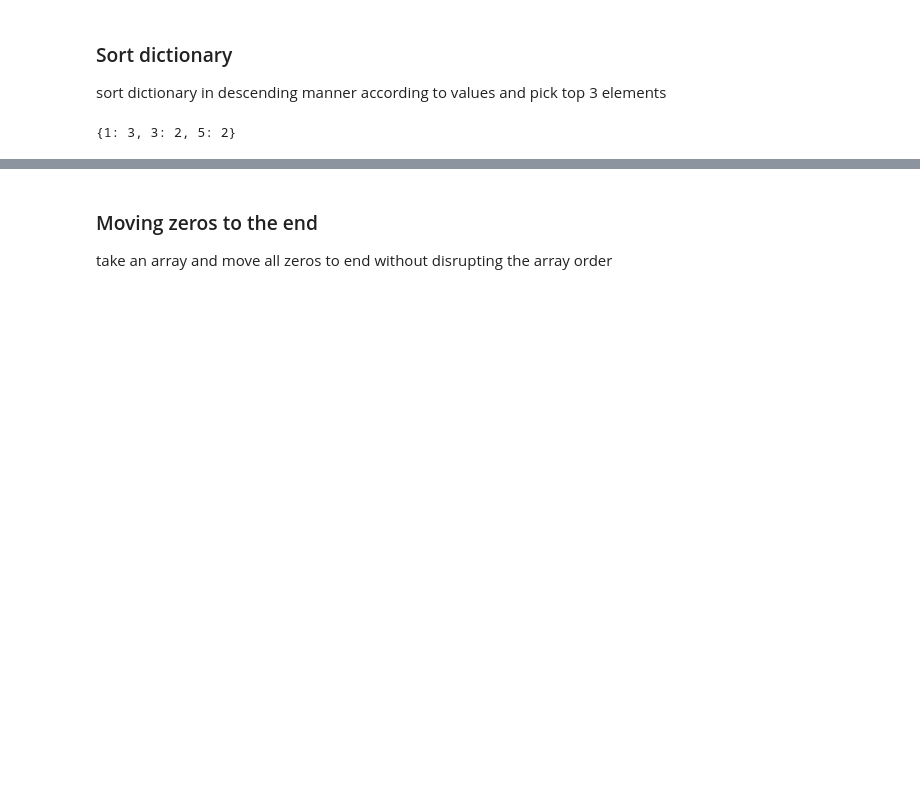
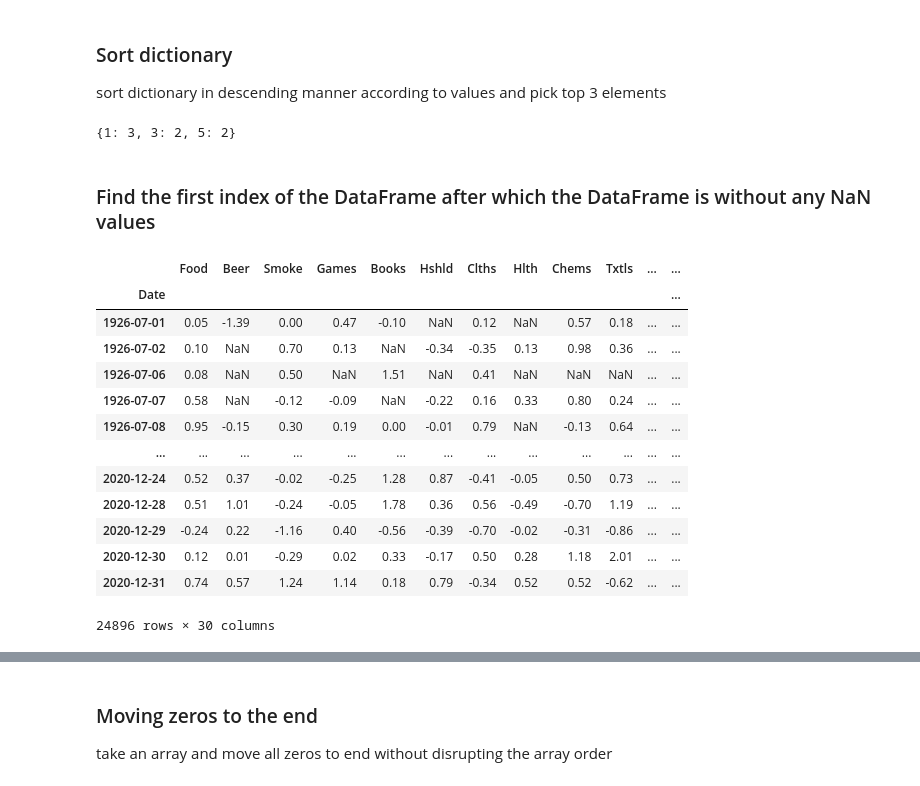
Before and after one commit to rohitnikam1/Algorithms, a Jupyter notebook: coding_and_algorithms.ipynb, the cells around one changed output, grey strips where cells are left out. Drawn from its saved outputs; the diff is of its cells as text; code cells hidden in the pictures; blank space fills up the shorter version.

```diff
--- a/coding_and_algorithms.ipynb
+++ b/coding_and_algorithms.ipynb
@@ -204,3 +206,24 @@ def top_three(x):
 pprint.pprint(top_three({1: 3, 3: 2, 2: 1, 5: 2, 4: 1}))
 # %% [output]
 {1: 3, 3: 2, 5: 2}
+# %% [markdown]
+### Find the first index of the DataFrame after which the DataFrame is without any NaN values
+# %%
+df = pd.read_csv(f'data/fama_french_30_industry_portfolios.csv', parse_dates = ['Date'])
+df.set_index('Date', inplace = True)
+df
+# %% [output]
+|  | Food | Beer | Smoke | Games | Books | Hshld | Clths | Hlth | Chems | Txtls | ... | ... |
+| Date |  |  |  |  |  |  |  |  |  |  |  | ... |
+| 1926-07-01 | 0.05 | -1.39 | 0.00 | 0.47 | -0.10 | NaN | 0.12 | NaN | 0.57 | 0.18 | ... | ... |
+| 1926-07-02 | 0.10 | NaN | 0.70 | 0.13 | NaN | -0.34 | -0.35 | 0.13 | 0.98 | 0.36 | ... | ... |
+| 1926-07-06 | 0.08 | NaN | 0.50 | NaN | 1.51 | NaN | 0.41 | NaN | NaN | NaN | ... | ... |
+| 1926-07-07 | 0.58 | NaN | -0.12 | -0.09 | NaN | -0.22 | 0.16 | 0.33 | 0.80 | 0.24 | ... | ... |
+| 1926-07-08 | 0.95 | -0.15 | 0.30 | 0.19 | 0.00 | -0.01 | 0.79 | NaN | -0.13 | 0.64 | ... | ... |
+| ... | ... | ... | ... | ... | ... | ... | ... | ... | ... | ... | ... | ... |
+| 2020-12-24 | 0.52 | 0.37 | -0.02 | -0.25 | 1.28 | 0.87 | -0.41 | -0.05 | 0.50 | 0.73 | ... | ... |
+| 2020-12-28 | 0.51 | 1.01 | -0.24 | -0.05 | 1.78 | 0.36 | 0.56 | -0.49 | -0.70 | 1.19 | ... | ... |
+| 2020-12-29 | -0.24 | 0.22 | -1.16 | 0.40 | -0.56 | -0.39 | -0.70 | -0.02 | -0.31 | -0.86 | ... | ... |
+| 2020-12-30 | 0.12 | 0.01 | -0.29 | 0.02 | 0.33 | -0.17 | 0.50 | 0.28 | 1.18 | 2.01 | ... | ... |
+| 2020-12-31 | 0.74 | 0.57 | 1.24 | 1.14 | 0.18 | 0.79 | -0.34 | 0.52 | 0.52 | -0.62 | ... | ... |
+24896 rows × 30 columns
```
Also changed, not shown: parts of 6 cells of this notebook.
